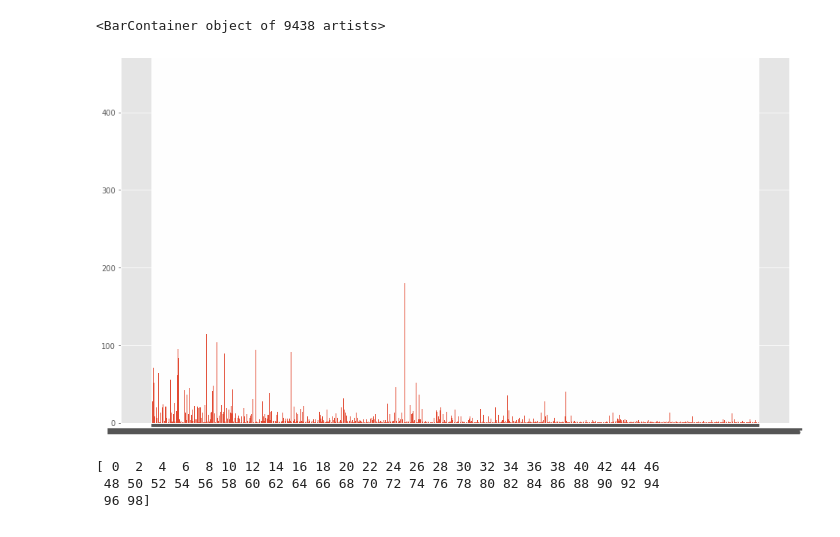
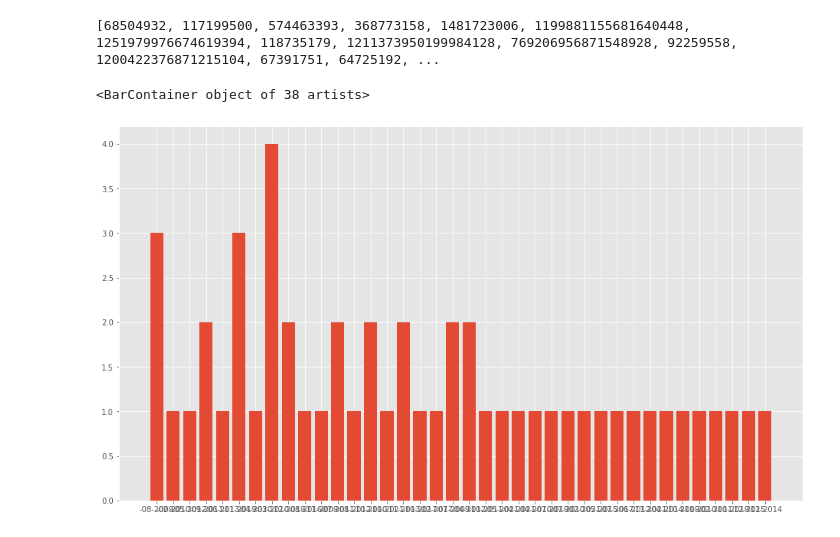
Before and after one commit to TomasFuentesA/GA, a Jupyter notebook: test.ipynb, the cells around one changed output. Drawn from its saved outputs; the diff is of its cells as text; code cells hidden in the pictures.

```diff
--- a/test.ipynb
+++ b/test.ipynb
@@ -18,5 +24,5 @@ from PIL import Image, ImageDraw, ImageFont
 # %%
-test = pd.read_csv (r'datasetMP2.csv')
+test = pd.read_csv (r'dataset.csv', encoding='latin-1')
 # %%
 test.shape
 # %% [output]
@@ -49,13 +79,19 @@ test.sort_values(["user_registration"])
 # %%
-f1 = test.groupby('user_registration').mean()
 ocurrencies = {}
+users = []
 for index, row in test.iterrows():
-    if row['user_registration'] in ocurrencies:
-        ocurrencies[row['user_registration']] += 1
+    if (row['user_registration'][2:12] in ocurrencies and row['user_id'] not in users) :
+        users.append(row['user_id'])
+        ocurrencies[row['user_registration'][2:12]] += 1
+    elif (row['user_registration'][2:12] in ocurrencies and row['user_id'] in users):
+        continue
     else:
-        ocurrencies[row['user_registration']] = 1
+        users.append(row['user_id'])
+        ocurrencies[row['user_registration'][2:12]] = 1
 
+print(users)
 plt.bar(ocurrencies.keys(), ocurrencies.values())
 # %% [output]
-<BarContainer object of 9438 artists>
+[68504932, 117199500, 574463393, 368773158, 1481723006, 1199881155681640448, 1251979976674619394, 118735179, 1211373950199984128, 769206956871548928, 92259558, 1200422376871215104, 67391751, 64725192, ...
+<BarContainer object of 38 artists>
-[figure, old version]
+[figure, new version]
@@ -62,7 +117,34 @@ plt.bar(ocurrencies.keys(), ocurrencies.values())
 # %%
-x = np.arange(0,100,2)
-print(x)
+#Mapeo de Datos
+most_used = ['user_id','user_name','screen_name', 'follower_count', 'description', 'verified', 'profile_image_default', 'protected', 'favourite_count','user_registration']
+mappedUserName = []
+mappedAge = []
+error_id = []
+for index, row in test.iterrows():
+
+    try:
+        name = ""
+        for i in range (len(row['user_name'].lower().split())):
+            name+=row['user_name'].lower().split()[i]
+
+        if name in row['screen_name'].lower():
+            mappedUserName.append(1)
+        else:
+            mappedUserName.append(0)
+
+        age = abs(2021 - int(row['user_registration'][6:10]))
+        mappedAge.append(age)
+
+    except:
+        print(row['user_id'])
+        error_id.append(row['user_id'])
+        continue
+
+test['mappedAge'] = mappedAge
+test['mappedUserName'] = mappedUserName
+test['mappedFollowerCount'] = test['follower_count']
+test['mappedDescription'] = test['description']
+test['mappedVerified'] = test['verified']
+test['mappedDefaultImage'] = test['profile_image_default']
+test['mappedProtected'] = test['protected']
+test['mappedFavouriteCount'] = test['favourite_count']
-# %% [output]
-[ 0  2  4  6  8 10 12 14 16 18 20 22 24 26 28 30 32 34 36 38 40 42 44 46
- 48 50 52 54 56 58 60 62 64 66 68 70 72 74 76 78 80 82 84 86 88 90 92 94
- 96 98]
```
Also changed, not shown: parts of 9 cells of this notebook, 4 other files.
